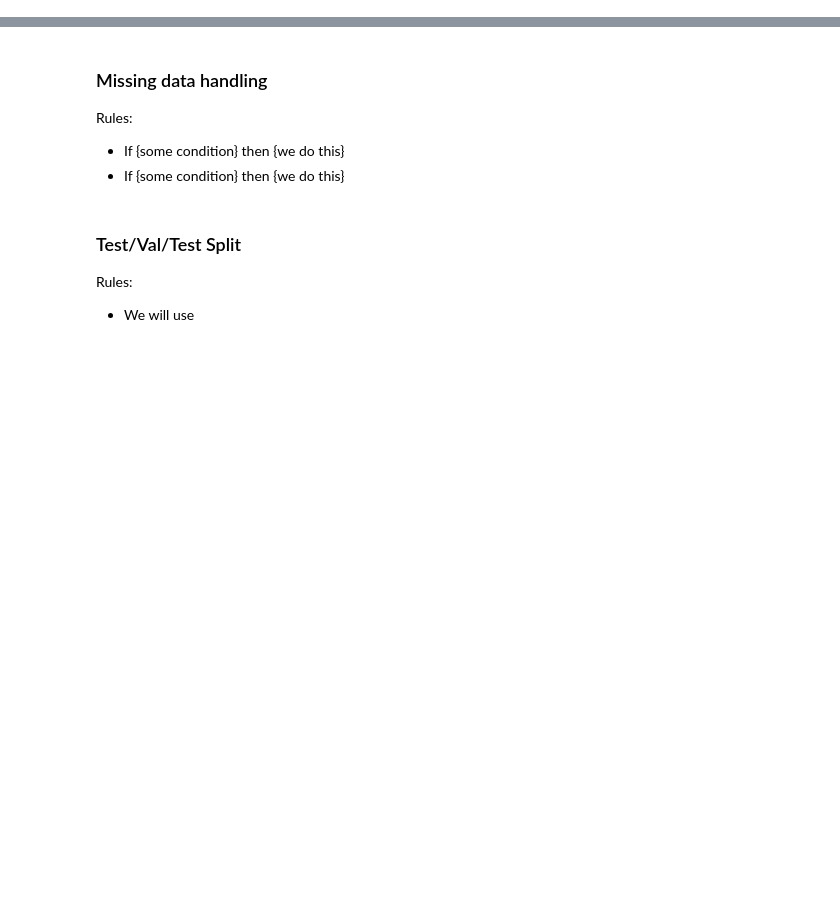
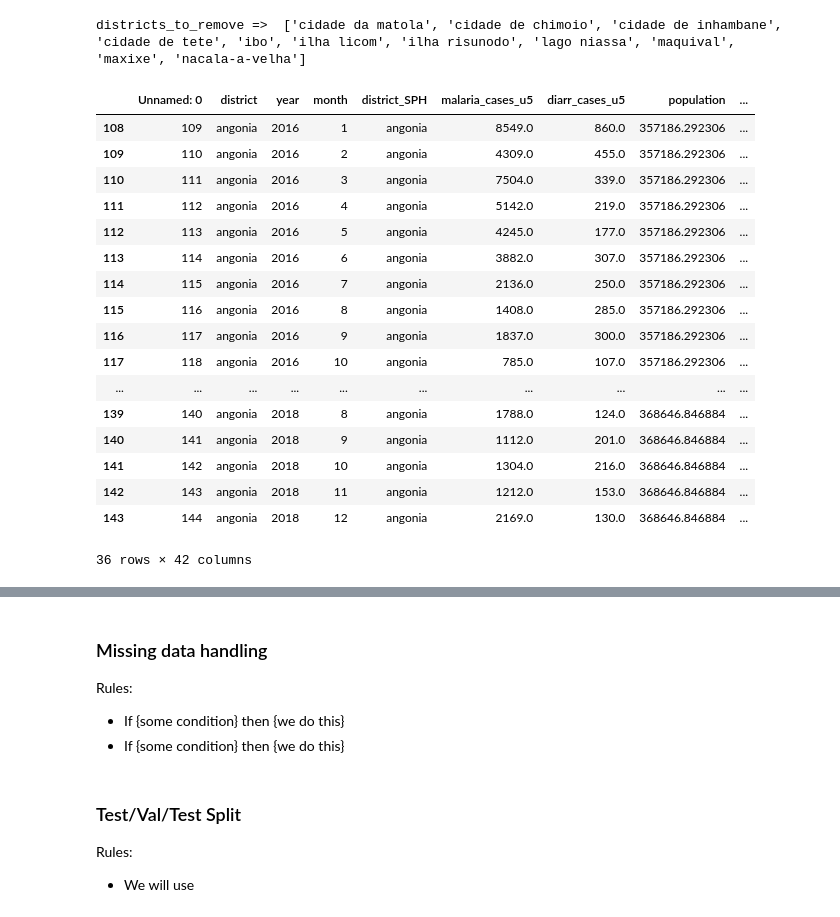
Before and after one commit to DHarley22/Prediction_case_malaria_mozambique, a Jupyter notebook: model_building_mozambique.ipynb, the cells around one changed output, grey strips where cells are left out. Saved outputs shown, nothing was run; the diff lists cells and outputs as text; code cells hidden in the pictures; blank space fills up the shorter version.

```diff
--- a/model_building_mozambique.ipynb
+++ b/model_building_mozambique.ipynb
@@ -39,6 +44,24 @@ gdown.download(id=dataset_drive_id, output=dataset_output_file, quiet=False)
 # %%
 dataset = pd.read_csv(f"/content/{dataset_output_file}")
 shape_file = gpd.read_file(f"/content/{shape_output_folder}/shape_file.shp")
+# %%
+# Identify districts where malaria_cases_u5 and diarr_cases_u5 have no values strictly greater than 0
+districts_to_remove = []
+for district in dataset['district'].unique():
+    district_data = dataset[dataset['district'] == district]
+
+    # Check if all values in 'malaria_cases_u5' and 'diarr_cases_u5' are ≤ 0 or NaN
+    if ((district_data['malaria_cases_u5'] <= 0) | district_data['malaria_cases_u5'].isna()).all() and \
+       ((district_data['diarr_cases_u5'] <= 0) | district_data['diarr_cases_u5'].isna()).all():
+        districts_to_remove.append(district)
+
+
+print("districts_to_remove => ", districts_to_remove)
+# %% [output]
+districts_to_remove =>  ['cidade da matola', 'cidade de chimoio', 'cidade de inhambane', 'cidade de tete', 'ibo', 'ilha licom', 'ilha risunodo', 'lago niassa', 'maquival', 'maxixe', 'nacala-a-velha']
+# %%
+# Remove the districts
+dataset = dataset[~dataset['district'].isin(districts_to_remove)]
 # %%
 # (Left) join the dataset to the shape_file using the "district" field
 shaped_dataset = dataset.merge(
@@ -56,3 +79,24 @@ shaped_dataset = shaped_dataset.to_crs(epsg=3857)
 shaped_dataset["area"] = shaped_dataset.geometry.area
 shaped_dataset["centroid_x"] = shaped_dataset.geometry.centroid.x
 shaped_dataset["centroid_y"] = shaped_dataset.geometry.centroid.y
+# %%
+shaped_dataset[shaped_dataset['district'] == "angonia"]
+# %% [output]
+|  | Unnamed: 0 | district | year | month | district_SPH | malaria_cases_u5 | diarr_cases_u5 | population | ... |
+| 108 | 109 | angonia | 2016 | 1 | angonia | 8549.0 | 860.0 | 357186.292306 | ... |
+| 109 | 110 | angonia | 2016 | 2 | angonia | 4309.0 | 455.0 | 357186.292306 | ... |
+| 110 | 111 | angonia | 2016 | 3 | angonia | 7504.0 | 339.0 | 357186.292306 | ... |
+| 111 | 112 | angonia | 2016 | 4 | angonia | 5142.0 | 219.0 | 357186.292306 | ... |
+| 112 | 113 | angonia | 2016 | 5 | angonia | 4245.0 | 177.0 | 357186.292306 | ... |
+| 113 | 114 | angonia | 2016 | 6 | angonia | 3882.0 | 307.0 | 357186.292306 | ... |
+| 114 | 115 | angonia | 2016 | 7 | angonia | 2136.0 | 250.0 | 357186.292306 | ... |
+| 115 | 116 | angonia | 2016 | 8 | angonia | 1408.0 | 285.0 | 357186.292306 | ... |
+| 116 | 117 | angonia | 2016 | 9 | angonia | 1837.0 | 300.0 | 357186.292306 | ... |
+| 117 | 118 | angonia | 2016 | 10 | angonia | 785.0 | 107.0 | 357186.292306 | ... |
+| ... | ... | ... | ... | ... | ... | ... | ... | ... | ... |
+| 139 | 140 | angonia | 2018 | 8 | angonia | 1788.0 | 124.0 | 368646.846884 | ... |
+| 140 | 141 | angonia | 2018 | 9 | angonia | 1112.0 | 201.0 | 368646.846884 | ... |
+| 141 | 142 | angonia | 2018 | 10 | angonia | 1304.0 | 216.0 | 368646.846884 | ... |
+| 142 | 143 | angonia | 2018 | 11 | angonia | 1212.0 | 153.0 | 368646.846884 | ... |
+| 143 | 144 | angonia | 2018 | 12 | angonia | 2169.0 | 130.0 | 368646.846884 | ... |
+36 rows × 42 columns
```
Also changed, not shown: parts of 5 cells of this notebook.
